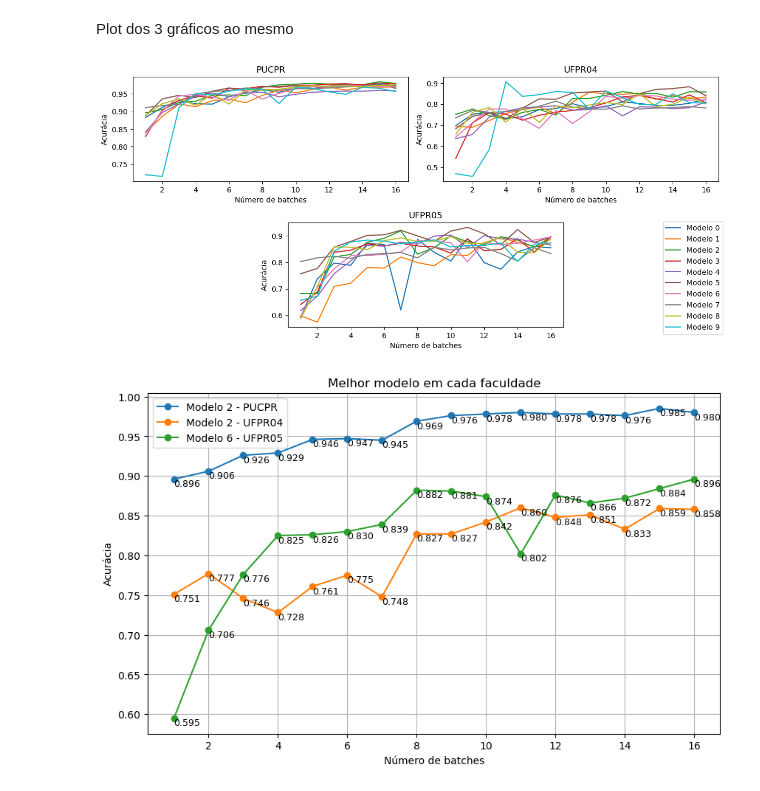
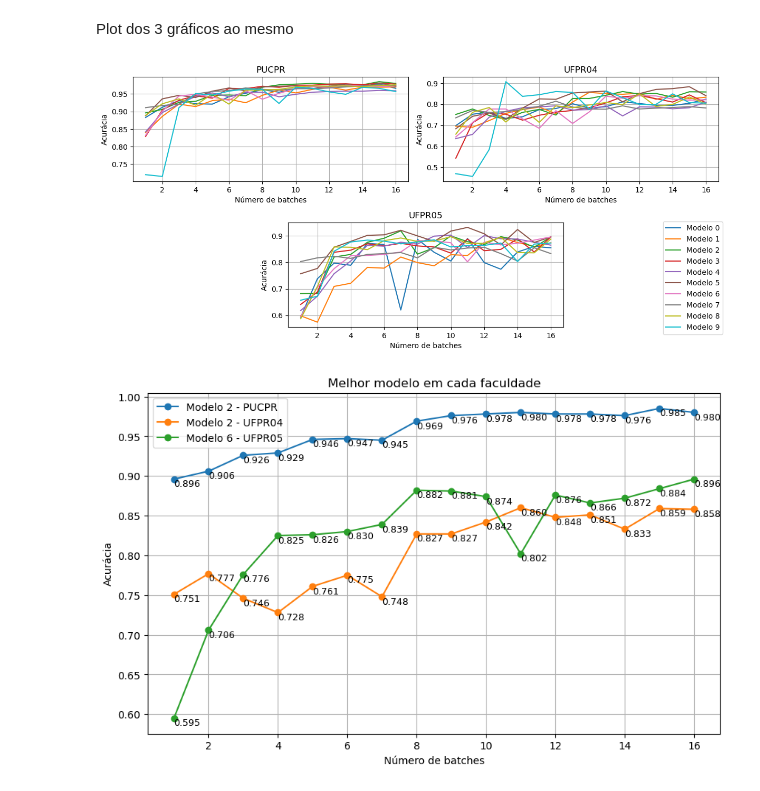
Before and after one commit to Lucas-doc26/Graficos, a Jupyter notebook: tabelas.ipynb, the cells around one changed output. Saved outputs shown, nothing was run; the diff lists cells and outputs as text; code cells hidden in the pictures.

```diff
--- a/tabelas.ipynb
+++ b/tabelas.ipynb
@@ -91,34 +91,39 @@ gs = GridSpec(3, 4)
 #canto superior esquerdo
 ax1 = fig.add_subplot(gs[0, 0:2])  # Primeiras duas colunas da linha 0
 for x, y, label in PUCPR:
     ax1.plot(x, y, label=label)
+    ax1.grid(True)
 ax1.set_title("PUCPR")
 ax1.set_xlabel("Número de batches")
 ax1.set_ylabel("Acurácia")
 
 #canto superior direito
 ax2 = fig.add_subplot(gs[0, 2:4])  # Últimas duas colunas da linha 0
 for x, y, label in UFPR04:
     ax2.plot(x, y, label=label)
+    ax2.grid(True)
+
 ax2.set_title("UFPR04")
 ax2.set_xlabel("Número de batches")
 ax2.set_ylabel("Acurácia")
 
 #centralizado abaixo
 ax3 = fig.add_subplot(gs[1, 1:3])  # Colunas centrais da linha 1
 for x, y, label in UFPR05:
     ax3.plot(x, y, label=label)
+    ax3.grid(True)
+
 ax3.set_title("UFPR05")
 ax3.set_xlabel("Número de batches")
 ax3.set_ylabel("Acurácia")
 
 handles, labels = ax1.get_legend_handles_labels()
 fig.legend(handles, labels, loc='center right', bbox_to_anchor=(1, 0.48))  # Ajustar a posição lateral
 
 plt.tight_layout()
 plt.show()
 # %% [output]
-[figure, old version]
+[figure, new version]
 # %%
 #resultados : uma tupla com (x,y,nome) de cada uma das linhas
 def grafico_com_valores(resultados):
```
Also changed, not shown: parts of 6 cells of this notebook, 1 other file.
